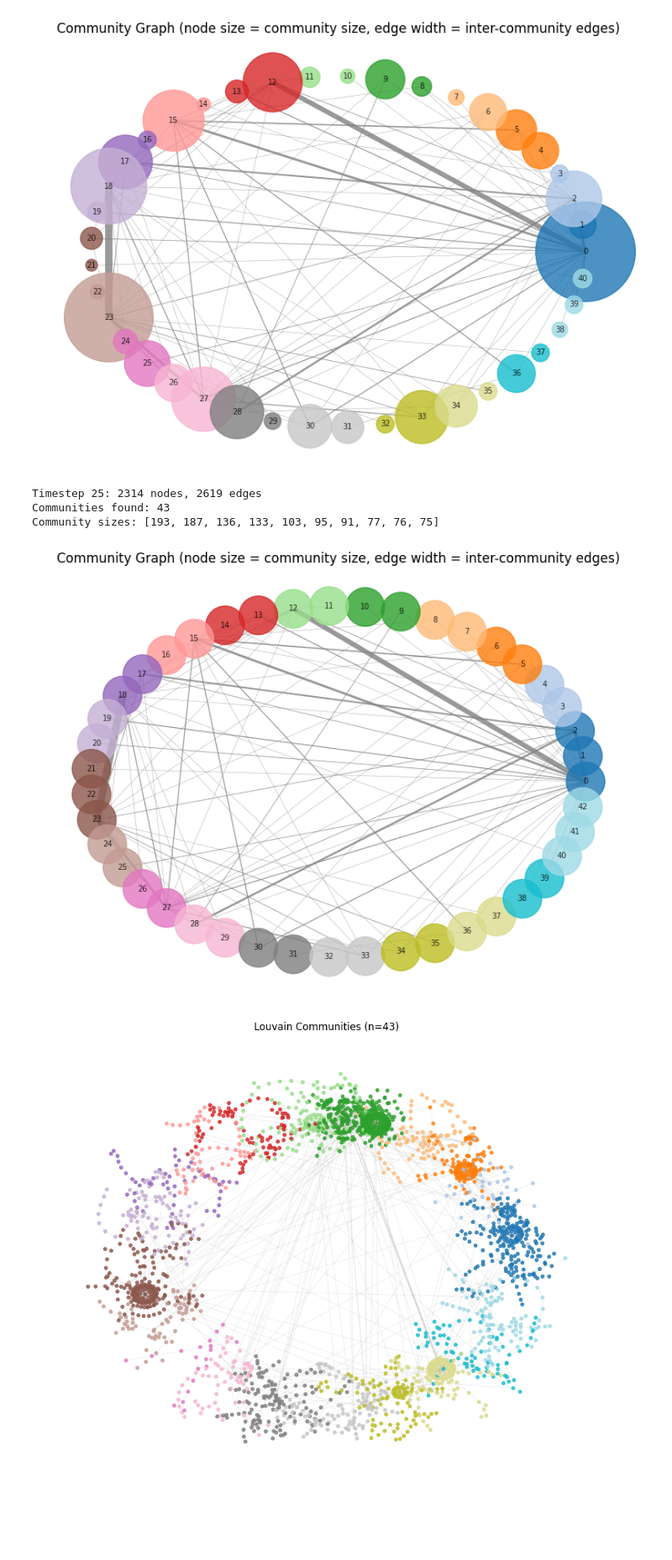
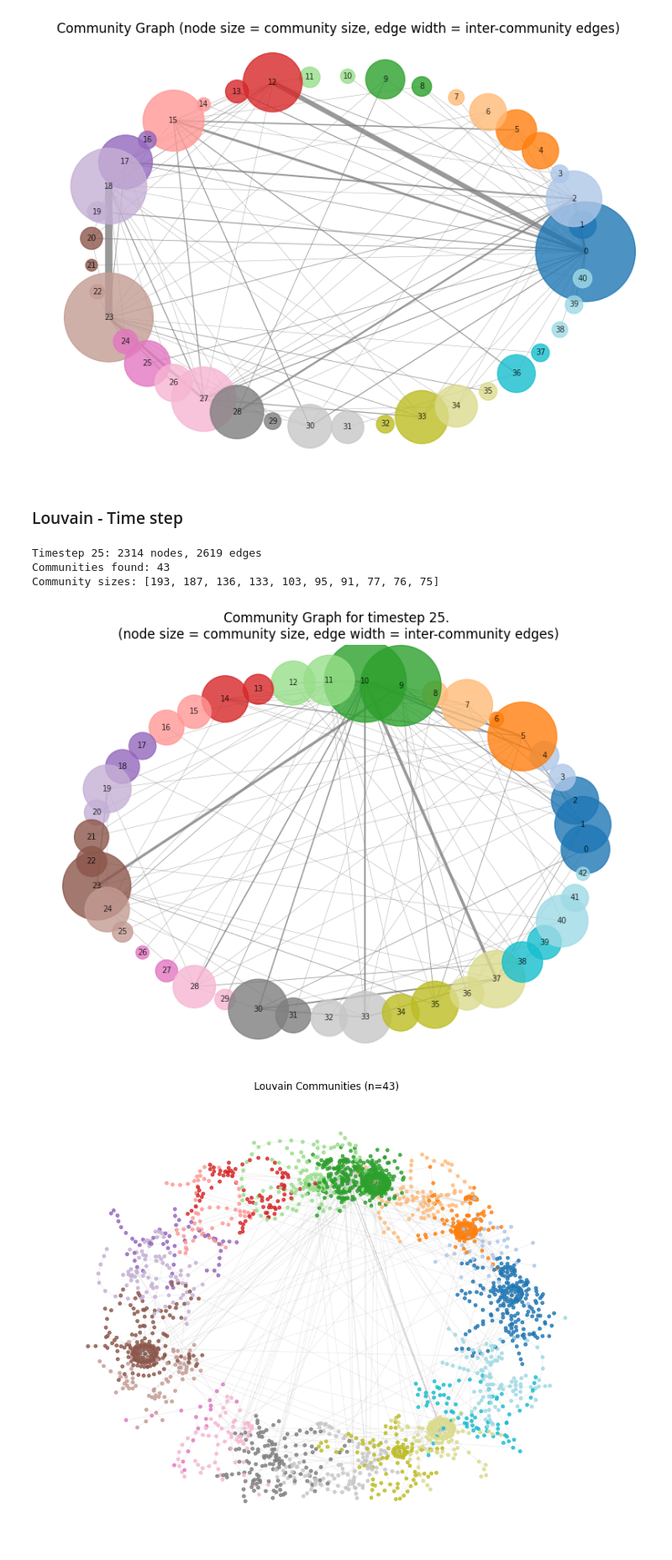
Before and after one commit to triggertiger/Elliptic, a Jupyter notebook: 011_graph_eda.ipynb, the cells around one changed output. Shown at 84% size. Drawn from its saved outputs; the diff is of its cells as text; code cells hidden in the pictures; blank space fills up the shorter version.

Commit message:
updates plots

```diff
--- a/011_graph_eda.ipynb
+++ b/011_graph_eda.ipynb
@@ -18,3 +23,12 @@ np.random.seed(RANDOM_STATE)
+# %%
+def create_timestep_subgraph(timestep, df=df):
+    ts_idx = df[df['time_step'] == timestep]['txId']
+    ts_nodes = df[df['time_step'] == timestep]['txId'].values
+    ts_edges = edges[edges['txId1'].isin(ts_nodes) & edges['txId2'].isin(ts_nodes)]
+    G_ts = nx.from_pandas_edgelist(
+        ts_edges, source='txId1', target='txId2', create_using=nx.DiGraph()
+    )
+    return G_ts, ts_nodes, ts_idx, ts_edges
 # %% [markdown]
 ## Load Data
 # %%
@@ -80,3 +94,11 @@ Name: count, dtype: int64
 
 Sampled Edgelist: 85,161
 Sampled Features: 40,754
+# %%
+# create time step graph:
+G_ts, ts_nodes, ts_idx, ts_edges = create_timestep_subgraph(timestep=42)
+classes_ts = classes[classes['txId'].isin(ts_idx)]
+
+print(f"TS Classes:\n{classes_ts['class'].value_counts()}\n")
+print(f"TS Edgelist: {ts_edges.shape[0]:,}")
+print(f"Sampled Features: {ts_nodes.shape[0]:,}")
@@ -220,0 +280,19 @@ plt.show()
+# %%
+# Shortest paths length distribution in G ts
+path_lengths_d = dict(nx.shortest_path_length(G_ts_directed))
+path_lengths = dict(nx.shortest_path_length(G_ts))
+path_lengths_values = [length for target_lengths in path_lengths.values() for length in target_lengths.values()]
+path_lengths_values_d = [length for target_lengths_d in path_lengths_d.values() for length in target_lengths_d.values()]
+
+path_list = [path_lengths_values_d, path_lengths_values]
+
+fig, (ax1, ax2) = plt.subplots(1,2, figsize=(10, 4))
+
+for i, ax in enumerate([ax1,ax2]):
+    ax.hist(path_list[i], bins=50, edgecolor='black')
+    ax.set_xlabel('Path Length')
+    ax.set_ylabel('Frequency')
+ax1.set_title('Directed')
+ax2.set_title('Undirected')
+plt.suptitle(f'Shortest Path Length Distribution in Timestep {random_ts}')
+plt.show()
@@ -639,6 +857,8 @@ plt.tight_layout()
 plt.show()
 # %% [output]
 [figure]
+# %% [markdown]
+### Louvain - Time step
 # %%
 # pick a timestep with enough nodes to be interesting
 TIMESTEP = 25
@@ -662,38 +882,38 @@ for i, group in enumerate(comms_ts):
     for node in group:
         node_to_community_ts[node] = i
 
 print(f"Communities found: {len(comms_ts)}")
 print(f"Community sizes: {sorted([len(c) for c in comms_ts], reverse=True)[:10]}")
 
 comm_graph = nx.Graph()
 for i, comm in enumerate(comms_ts):
-    comm_graph.add_node(i, size=len(comms_ts))
+    comm_graph.add_node(i, size=len(comm))
 
-for u, v in G_max.edges():
-    cu, cv = node_to_community[u], node_to_community[v]
+for u, v in G_ts.edges():
+    cu, cv = node_to_community_ts[u], node_to_community_ts[v]
     if cu != cv:
         if comm_graph.has_edge(cu, cv):
             comm_graph[cu][cv]['weight'] = comm_graph[cu][cv].get('weight', 1) + 1
         else:
             comm_graph.add_edge(cu, cv, weight=1)
 
 sizes  = [comm_graph.nodes[i]['size'] * 30 for i in comm_graph.nodes()]
 widths = [comm_graph[u][v]['weight'] * 0.3 for u, v in comm_graph.edges()]
 
 fig, ax = plt.subplots(figsize=(8, 6))
 pos = nx.circular_layout(comm_graph)
 nx.draw(comm_graph, pos, ax=ax,
         node_size=sizes, width=widths,
         node_color=range(n_comms_ts), cmap=plt.get_cmap('tab20', n_comms_ts),
         edge_color='grey', alpha=0.8, with_labels=True, font_size=7)
-ax.set_title('Community Graph (node size = community size, edge width = inter-community edges)')
+ax.set_title(f'Community Graph for timestep {TIMESTEP}. \n(node size = community size, edge width = inter-community edges)')
 plt.tight_layout()
 plt.show()
 # %% [output]
 Timestep 25: 2314 nodes, 2619 edges
 Communities found: 43
 Community sizes: [193, 187, 136, 133, 103, 95, 91, 77, 76, 75]
-[figure, old version]
+[figure, new version]
 # %%
 fig, ax = plt.subplots(figsize=(10, 8))
 pos = community_layout(G_ts, comms_ts)
```
Also changed, not shown: parts of 20 cells of this notebook, 11 other files.
